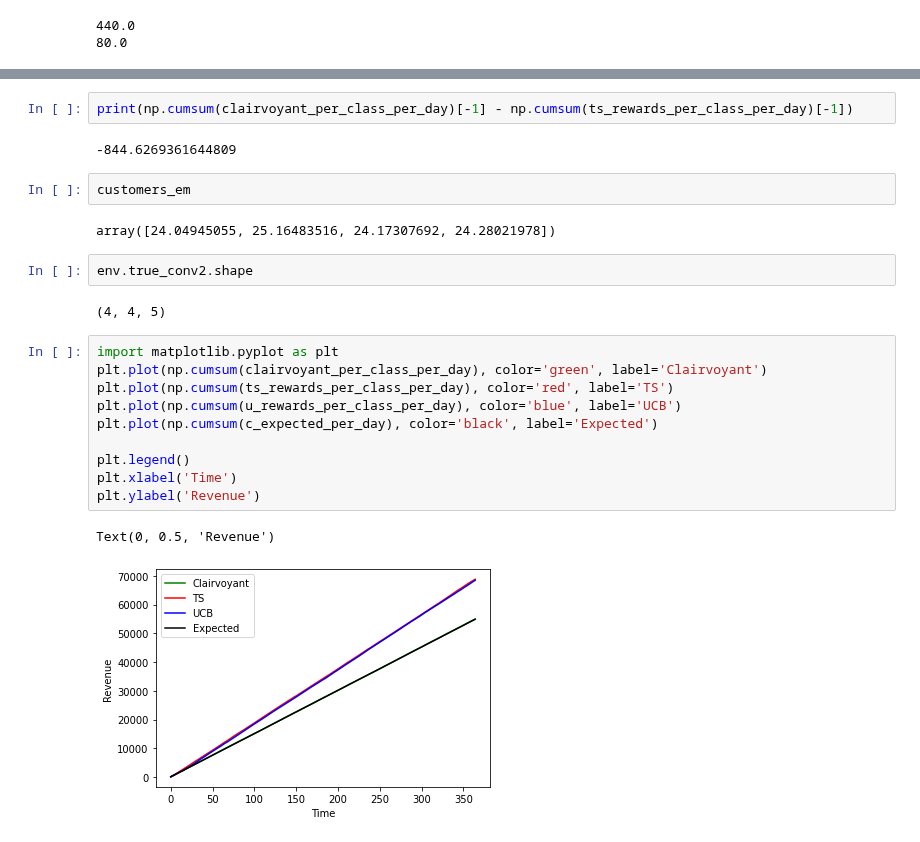
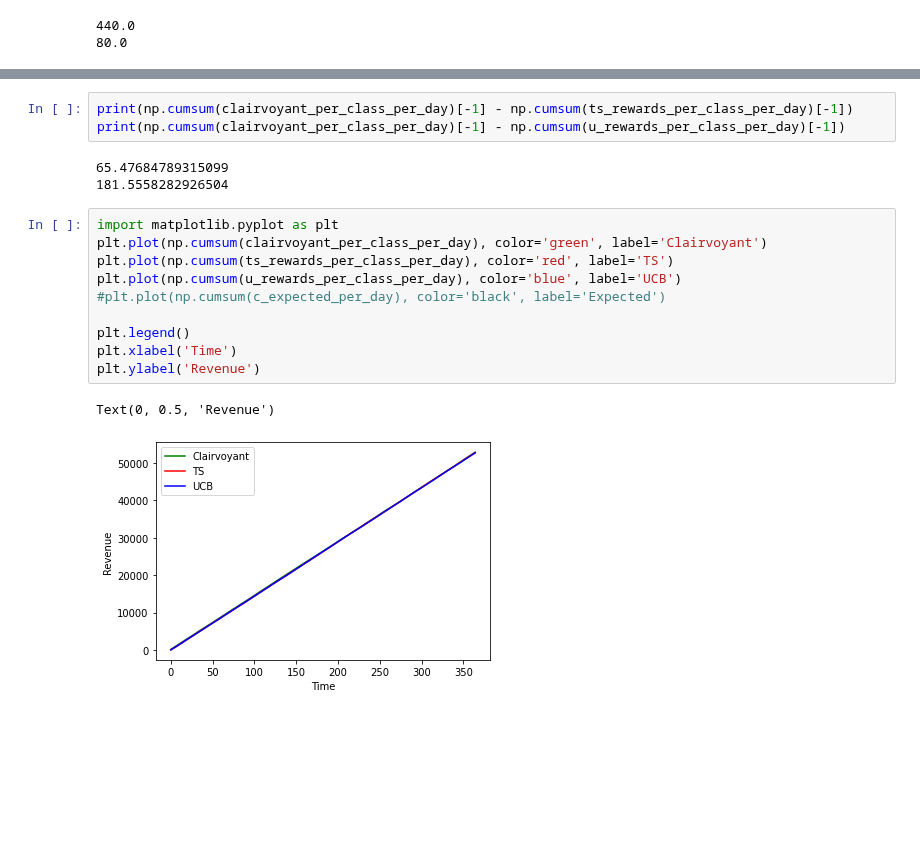
Before and after one commit to AliceCasali/Data_Intelligence_Application, a Jupyter notebook: step4.ipynb, the cells around one changed output, grey strips where cells are left out. Cells and saved outputs as stored; diff of their text form; blank space fills up the shorter version.

```diff
--- a/step4.ipynb
+++ b/step4.ipynb
@@ -313,29 +264,23 @@ for day in range(days):
 ***************
 # %%
 print(np.cumsum(clairvoyant_per_class_per_day)[-1] - np.cumsum(ts_rewards_per_class_per_day)[-1])
+print(np.cumsum(clairvoyant_per_class_per_day)[-1] - np.cumsum(u_rewards_per_class_per_day)[-1])
 # %% [output]
--844.6269361644809
+65.47684789315099
+181.5558282926504
-# %%
-customers_em
-# %% [output]
-array([24.04945055, 25.16483516, 24.17307692, 24.28021978])
-# %%
-env.true_conv2.shape
-# %% [output]
-(4, 4, 5)
 # %%
 import matplotlib.pyplot as plt
 plt.plot(np.cumsum(clairvoyant_per_class_per_day), color='green', label='Clairvoyant')
 plt.plot(np.cumsum(ts_rewards_per_class_per_day), color='red', label='TS')
 plt.plot(np.cumsum(u_rewards_per_class_per_day), color='blue', label='UCB')
-plt.plot(np.cumsum(c_expected_per_day), color='black', label='Expected')
+#plt.plot(np.cumsum(c_expected_per_day), color='black', label='Expected')
 
 plt.legend()
 plt.xlabel('Time')
 plt.ylabel('Revenue')
 # %% [output]
 Text(0, 0.5, 'Revenue')
-[figure, old version]
+[figure, new version]
 # %%
 plt.plot(np.cumsum(np.array(clairvoyant_per_class_per_day) - np.array(ts_rewards_per_class_per_day)), color='red', label='TS')
 plt.plot(np.cumsum(np.array(clairvoyant_per_class_per_day) - np.array(u_rewards_per_class_per_day)), color='blue', label='UCB')
```
Also changed, not shown: parts of 19 cells of this notebook.
